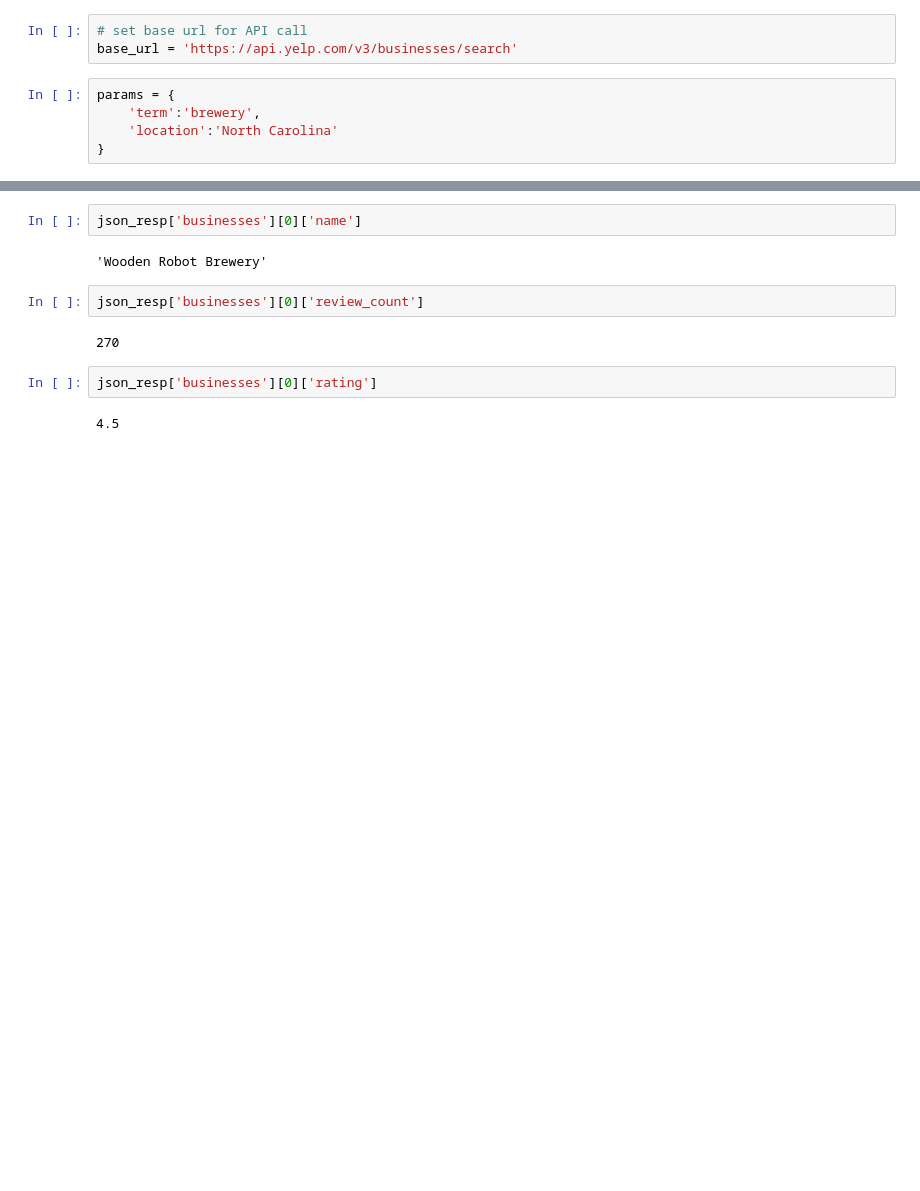
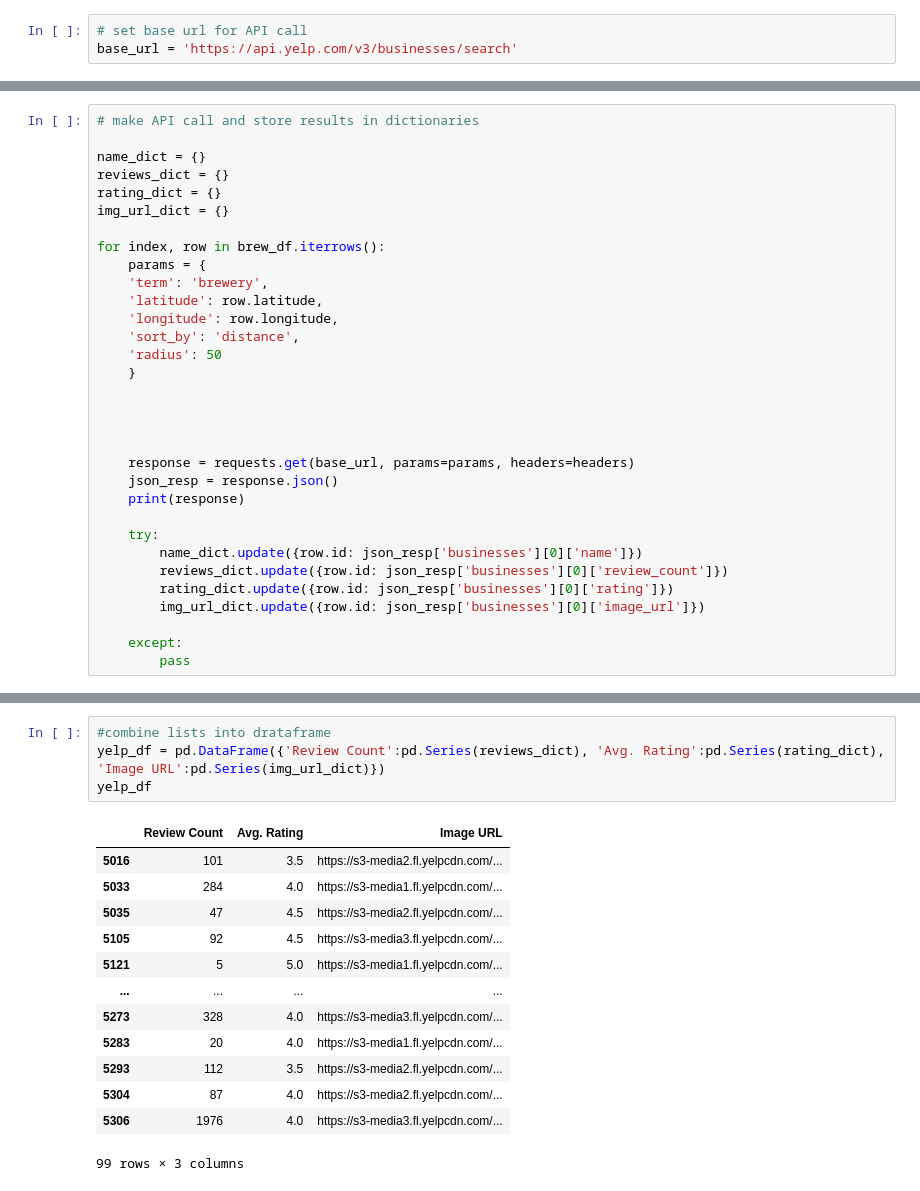
Before and after one commit to kodesiba/brew-venturing, a Jupyter notebook: dataCollection/yelp_data.ipynb, the cells around one changed output, grey strips where cells are left out. Drawn from its saved outputs; the diff is of its cells as text; blank space fills up the shorter version.

```diff
--- a/dataCollection/yelp_data.ipynb
+++ b/dataCollection/yelp_data.ipynb
@@ -11,8 +43,3 @@ headers = {'Authorization': 'Bearer %s' % ykey}
 # %%
 # set base url for API call
 base_url = 'https://api.yelp.com/v3/businesses/search'
-# %%
-params = {
-    'term':'brewery',
-    'location':'North Carolina'
-}
@@ -24,0 +46,32 @@ response
+# %%
+# make API call and store results in dictionaries
+
+name_dict = {}
+reviews_dict = {}
+rating_dict = {}
+img_url_dict = {}
+
+for index, row in brew_df.iterrows():
+    params = {
+    'term': 'brewery',
+    'latitude': row.latitude,
+    'longitude': row.longitude,
+    'sort_by': 'distance',
+    'radius': 50
+    }
+
+
+
+
+    response = requests.get(base_url, params=params, headers=headers)
+    json_resp = response.json()
+    print(response)
+
+    try:
+        name_dict.update({row.id: json_resp['businesses'][0]['name']})
+        reviews_dict.update({row.id: json_resp['businesses'][0]['review_count']})
+        rating_dict.update({row.id: json_resp['businesses'][0]['rating']})
+        img_url_dict.update({row.id: json_resp['businesses'][0]['image_url']})
+
+    except:
+        pass
@@ -46,12 +117,18 @@ json_resp
-# %%
-json_resp['businesses'][0]['name']
-# %% [output]
-'Wooden Robot Brewery'
-# %%
-json_resp['businesses'][0]['review_count']
-# %% [output]
-270
-# %%
-json_resp['businesses'][0]['rating']
-# %% [output]
-4.5
+# %%
+#combine lists into drataframe
+yelp_df = pd.DataFrame({'Review Count':pd.Series(reviews_dict), 'Avg. Rating':pd.Series(rating_dict), 'Image URL':pd.Series(img_url_dict)})
+yelp_df
+# %% [output]
+|  | Review Count | Avg. Rating | Image URL |
+| 5016 | 101 | 3.5 | https://s3-media2.fl.yelpcdn.com/... |
+| 5033 | 284 | 4.0 | https://s3-media1.fl.yelpcdn.com/... |
+| 5035 | 47 | 4.5 | https://s3-media2.fl.yelpcdn.com/... |
+| 5105 | 92 | 4.5 | https://s3-media3.fl.yelpcdn.com/... |
+| 5121 | 5 | 5.0 | https://s3-media1.fl.yelpcdn.com/... |
+| ... | ... | ... | ... |
+| 5273 | 328 | 4.0 | https://s3-media3.fl.yelpcdn.com/... |
+| 5283 | 20 | 4.0 | https://s3-media1.fl.yelpcdn.com/... |
+| 5293 | 112 | 3.5 | https://s3-media2.fl.yelpcdn.com/... |
+| 5304 | 87 | 4.0 | https://s3-media2.fl.yelpcdn.com/... |
+| 5306 | 1976 | 4.0 | https://s3-media3.fl.yelpcdn.com/... |
+99 rows × 3 columns
```
Also changed, not shown: parts of 13 cells of this notebook, 3 other files.
